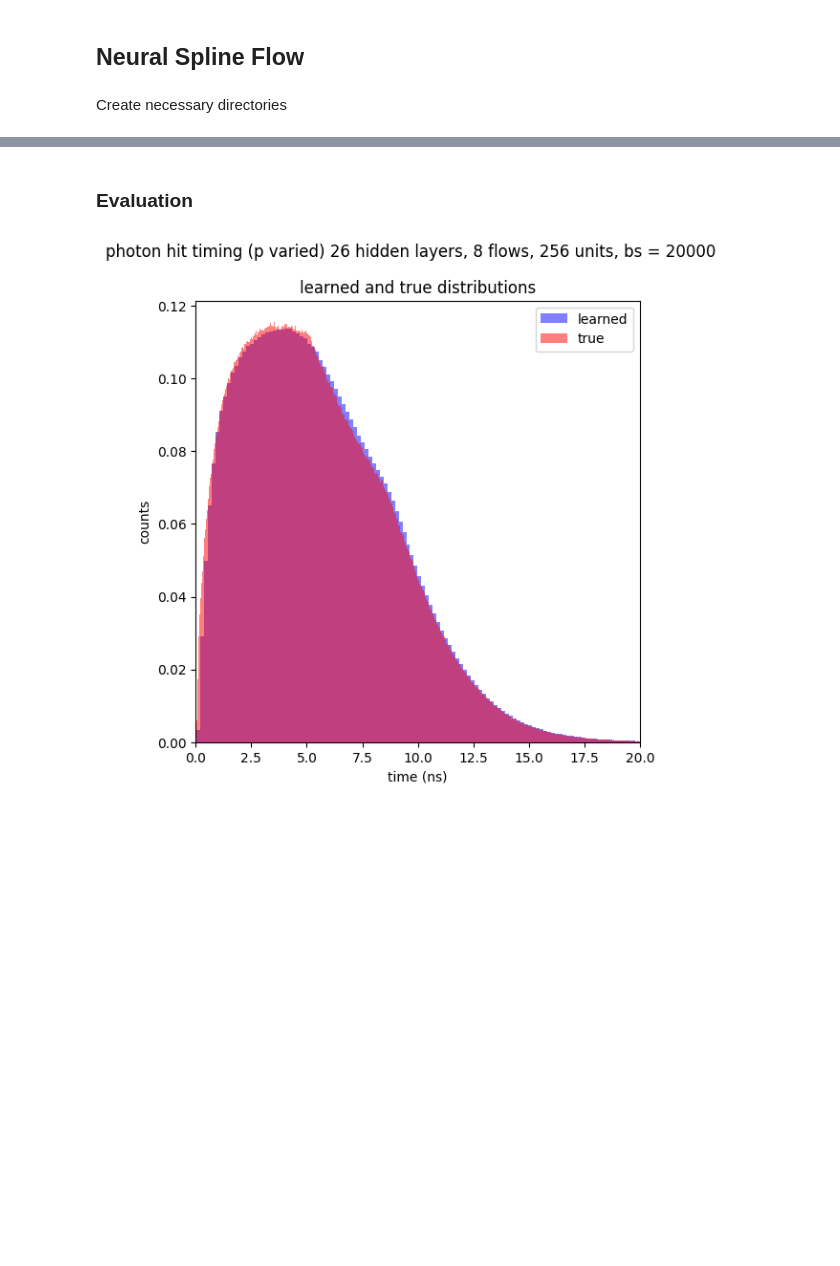
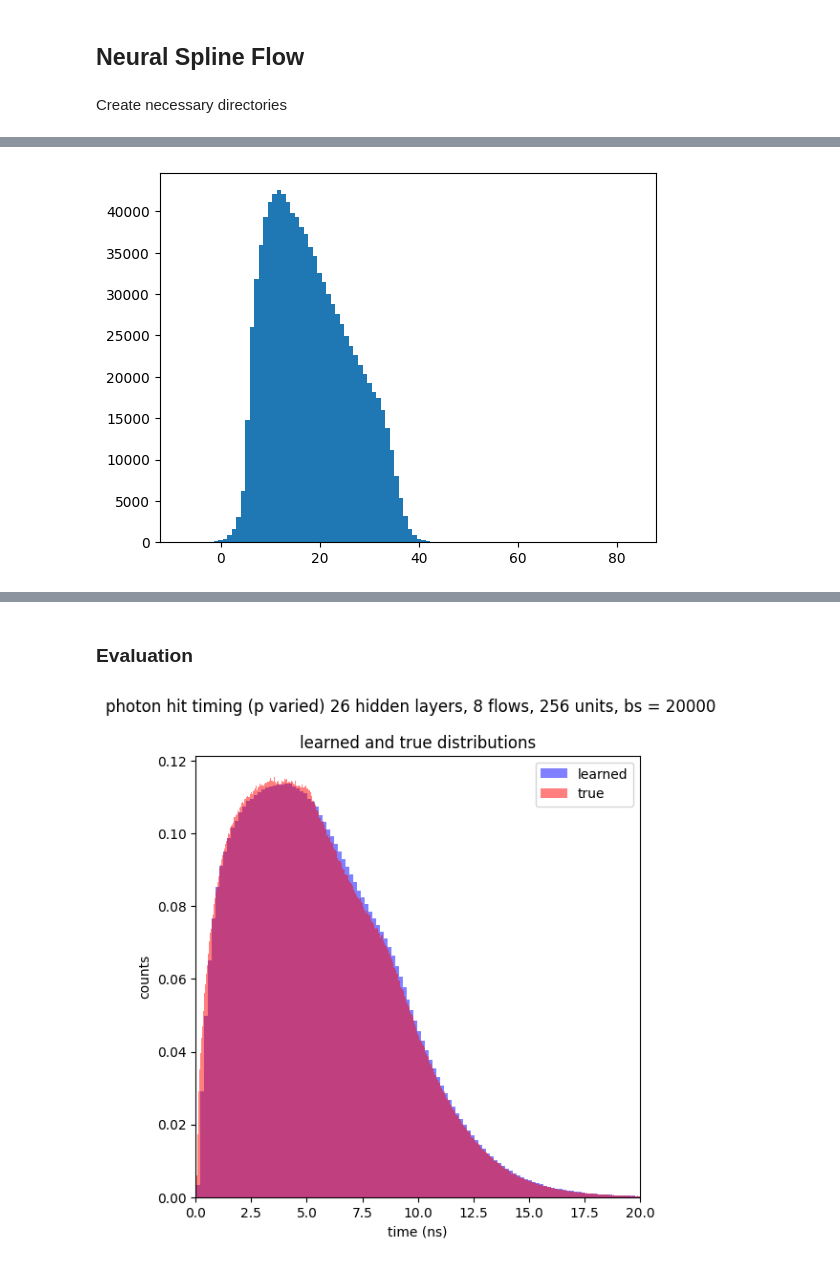
Before and after one commit to RowanKell/work_eic, a Jupyter notebook: macros/NF_timing_modeling/NF_truth_vs_sample.ipynb, the cells around one changed output, grey strips where cells are left out. Drawn from its saved outputs; the diff is of its cells as text; code cells hidden in the pictures; blank space fills up the shorter version.

```diff
--- a/macros/NF_timing_modeling/NF_truth_vs_sample.ipynb
+++ b/macros/NF_timing_modeling/NF_truth_vs_sample.ipynb
@@ -186,0 +251,4 @@ test_data = torch.load("data/test/June_11/full_test_data_run_5_12flows_26hl_256h
+# %%
+plot.hist(intermediate_22_flows_samples[:,4], bins = 100);
+# %% [output]
+[figure, added]
```
Also changed, not shown: parts of 17 cells of this notebook, 8 other files.
